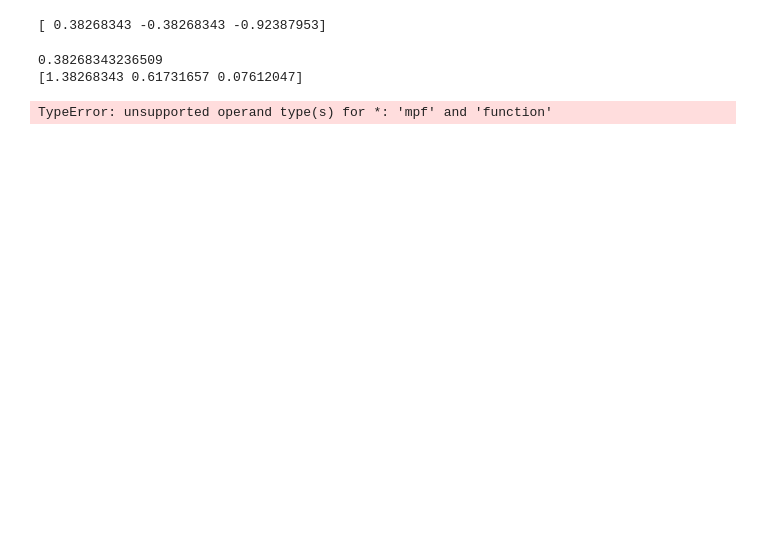
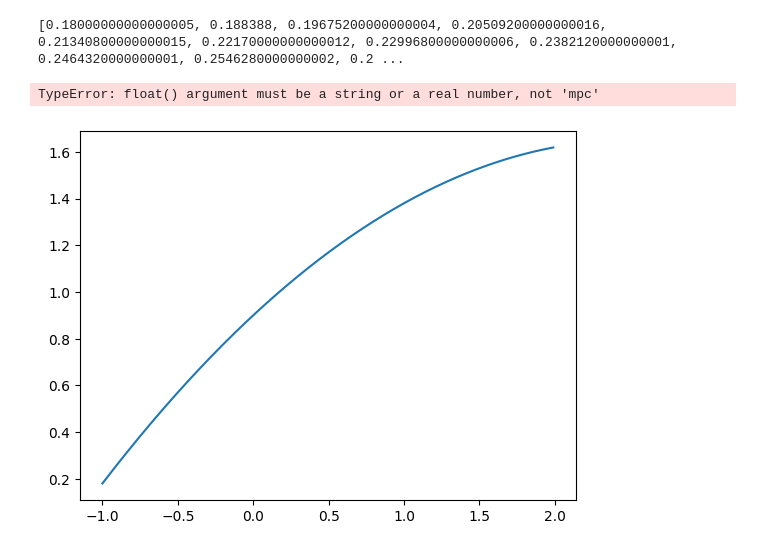
Before and after one commit to kpiotr6/MOWNIT, a Jupyter notebook: L5/zad2.ipynb, the cells around one changed output. Cells and saved outputs as stored; diff of their text form; code cells hidden in the pictures; blank space fills up the shorter version.

```diff
--- a/L5/zad2.ipynb
+++ b/L5/zad2.ipynb
@@ -28,30 +29,25 @@ def get_nodes_cheb(n):
 # %%
-def polynomial_value(x, c):
-    sol = 0
-    for i in range(3):
-        sol += c*base_functions[i](x)
-
-cheb_points = get_nodes_cheb(3)
-print(cheb_points)
+def polynomial_value(x,c):
+    result = 0
+    for i in range(len(c)-1,-1,-1):
+        result = (result*x) + c[i]
+    return result
-# %% [output]
-[ 0.38268343 -0.38268343 -0.92387953]
 # %%
 c = np.zeros(3)
-
-cheb_points1 = get_nodes_cheb(3)
-print(w(cheb_points[2]))
-cheb_points2= transform_cheb(cheb_points, 0, 2)
-print(cheb_points)
-
-
-for i in range(3):
-    # print((lambda x: w(cheb_points[i])*(lambda x : f(x)*base_functions[i](x))(x))(0.2))
-    c[i] = integrate.quad(lambda x: w(cheb_points1[i])*(lambda x : f(x)*base_functions[i](x))(x), 0, 2)\
-        /integrate.quad(lambda x: w(cheb_points1[i])*(lambda x : base_functions[i](x)*base_functions[i](x))*(x), 0, 2)
+c[0] =0.9
+c[1] = 0.6
+c[2] = -0.12
+# for i in range(0,3):
+#     # print((lambda x: w(cheb_points[i])*(lambda x : f(x)*base_functions[i](x))(x))(0.2))
+#     c[i] = 2/np.pi*integrate.quad(lambda x: f(x)*base_functions[i](x)/w(x),-1,1)[0]
-# %% [output]
-0.38268343236509
-[1.38268343 0.61731657 0.07612047]
-TypeError: unsupported operand type(s) for *: 'mpf' and 'function'
 # %%
-x_space = np.arange(1900, 1990, 0.1)
+x_space = np.arange(-1, 2, 0.01)
 y_space = [polynomial_value(x, c) for x in x_space]
+print(y_space)
+y2 = [f(x) for x in x_space]
+plt.plot(x_space,y_space)
+plt.plot(x_space,y2)
+# %% [output]
+[0.18000000000000005, 0.188388, 0.19675200000000004, 0.20509200000000016, 0.21340800000000015, 0.22170000000000012, 0.22996800000000006, 0.2382120000000001, 0.2464320000000001, 0.2546280000000002, 0.2 ...
+TypeError: float() argument must be a string or a real number, not 'mpc'
+[figure, added]
```
Also changed, not shown: parts of 4 cells of this notebook, 2 other files.
